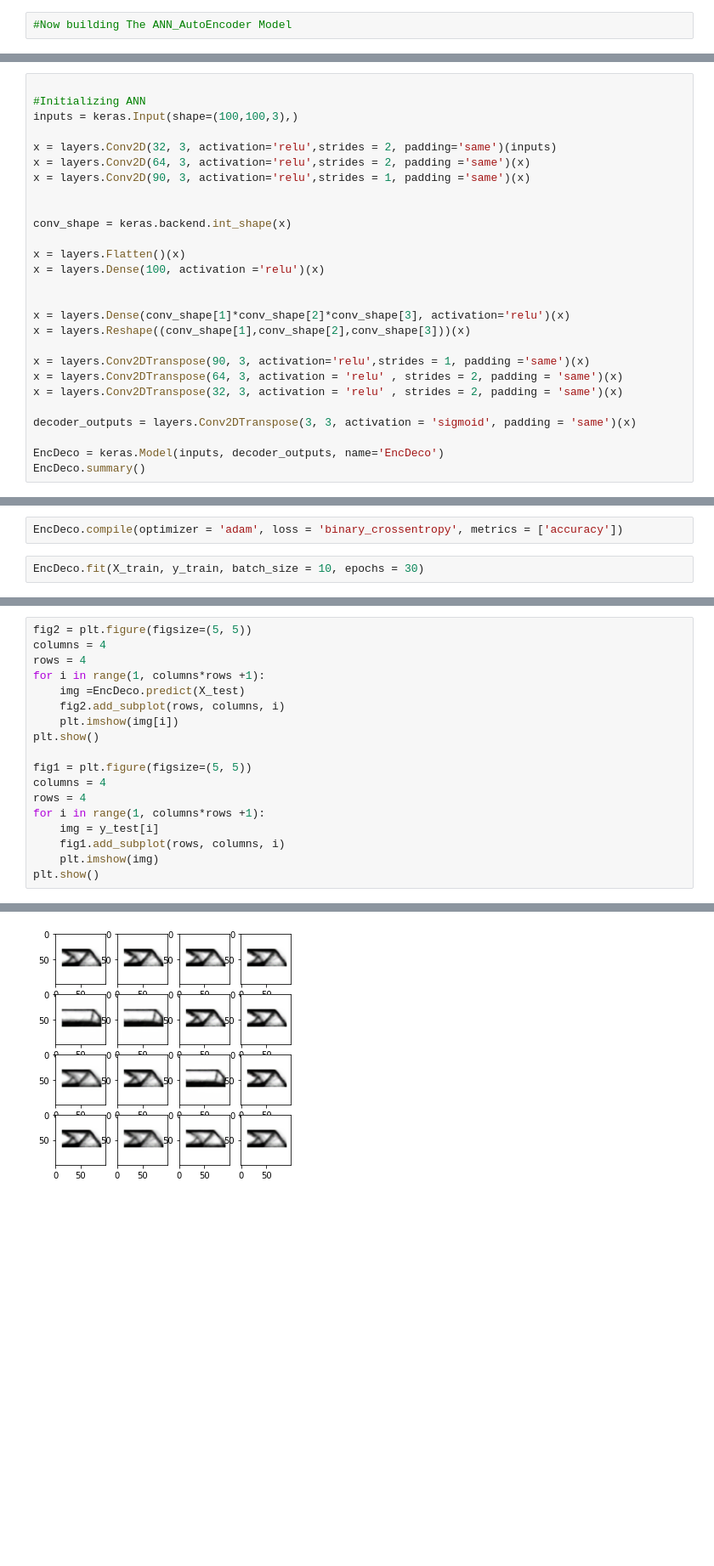
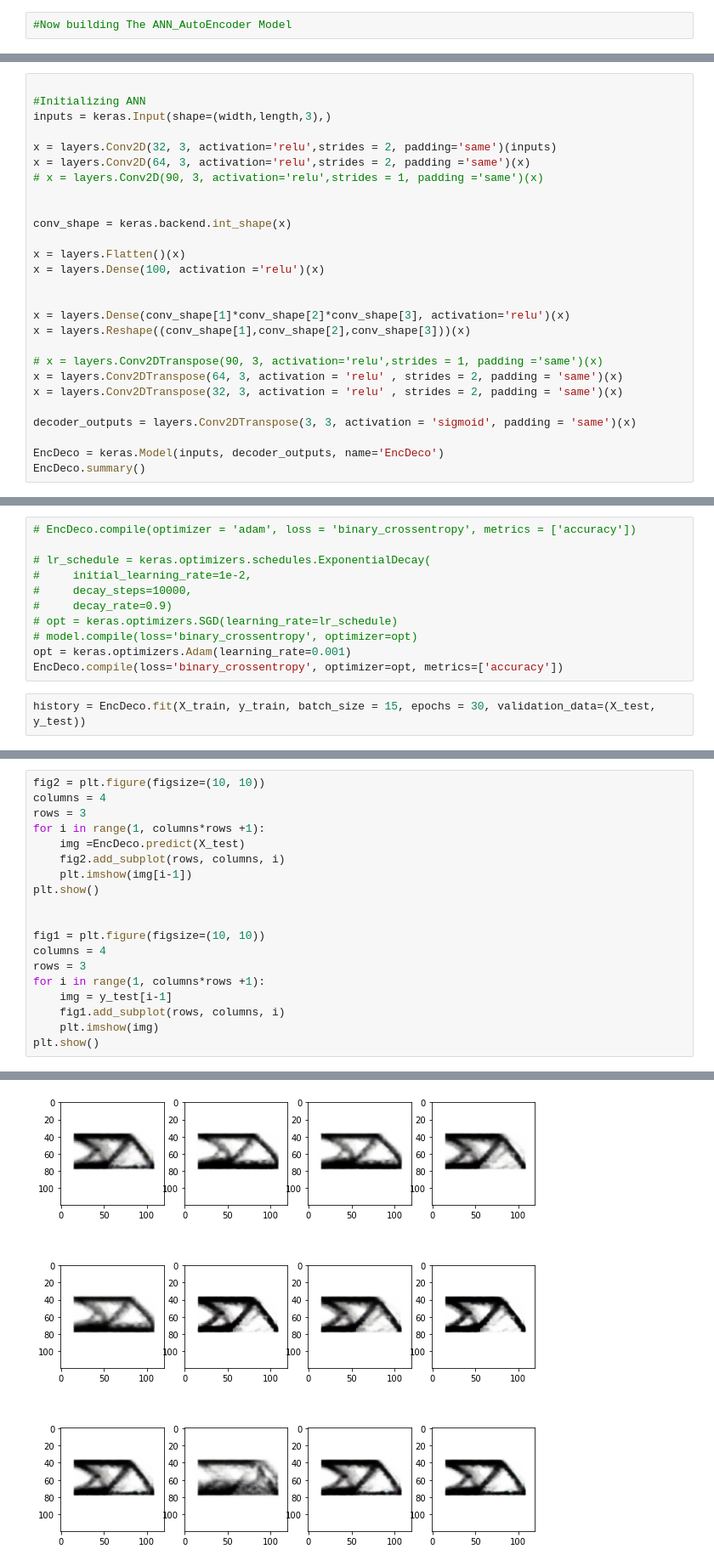
Before and after one commit to kumar-aman891/Mtech-MTP-IITG, a Jupyter notebook: ANN_Encoder_Decoder.ipynb, the cells around one changed output, grey strips where cells are left out. Shown at 85% size. Drawn from its saved outputs; the diff is of its cells as text; blank space fills up the shorter version.

```diff
--- a/ANN_Encoder_Decoder.ipynb
+++ b/ANN_Encoder_Decoder.ipynb
@@ -64,11 +65,11 @@ X_test = X_test.astype('float32')/255
 # %%
 
 #Initializing ANN
-inputs = keras.Input(shape=(100,100,3),)
+inputs = keras.Input(shape=(width,length,3),)
 
 x = layers.Conv2D(32, 3, activation='relu',strides = 2, padding='same')(inputs)
 x = layers.Conv2D(64, 3, activation='relu',strides = 2, padding ='same')(x)
-x = layers.Conv2D(90, 3, activation='relu',strides = 1, padding ='same')(x)
+# x = layers.Conv2D(90, 3, activation='relu',strides = 1, padding ='same')(x)
 
 
 conv_shape = keras.backend.int_shape(x)
@@ -80,7 +81,7 @@ x = layers.Dense(100, activation ='relu')(x)
 x = layers.Dense(conv_shape[1]*conv_shape[2]*conv_shape[3], activation='relu')(x)
 x = layers.Reshape((conv_shape[1],conv_shape[2],conv_shape[3]))(x)
 
-x = layers.Conv2DTranspose(90, 3, activation='relu',strides = 1, padding ='same')(x)
+# x = layers.Conv2DTranspose(90, 3, activation='relu',strides = 1, padding ='same')(x)
 x = layers.Conv2DTranspose(64, 3, activation = 'relu' , strides = 2, padding = 'same')(x)
 x = layers.Conv2DTranspose(32, 3, activation = 'relu' , strides = 2, padding = 'same')(x)
 
@@ -107,8 +108,17 @@ Trainable params: 11,521,897
 Non-trainable params: 0
 _________________________________________________________________
-# %%
-EncDeco.compile(optimizer = 'adam', loss = 'binary_crossentropy', metrics = ['accuracy'])
+# %%
+# EncDeco.compile(optimizer = 'adam', loss = 'binary_crossentropy', metrics = ['accuracy'])
+
+# lr_schedule = keras.optimizers.schedules.ExponentialDecay(
+#     initial_learning_rate=1e-2,
+#     decay_steps=10000,
+#     decay_rate=0.9)
+# opt = keras.optimizers.SGD(learning_rate=lr_schedule)
+# model.compile(loss='binary_crossentropy', optimizer=opt)
+opt = keras.optimizers.Adam(learning_rate=0.001)
+EncDeco.compile(loss='binary_crossentropy', optimizer=opt, metrics=['accuracy'])
 # %%
-EncDeco.fit(X_train, y_train, batch_size = 10, epochs = 30)
+history = EncDeco.fit(X_train, y_train, batch_size = 15, epochs = 30, validation_data=(X_test, y_test))
 # %% [output]
 Epoch 1/30
@@ -132,18 +141,19 @@ Epoch 30/30
 # %%
-fig2 = plt.figure(figsize=(5, 5))
+fig2 = plt.figure(figsize=(10, 10))
 columns = 4
-rows = 4
+rows = 3
 for i in range(1, columns*rows +1):
     img =EncDeco.predict(X_test)
     fig2.add_subplot(rows, columns, i)
-    plt.imshow(img[i])
+    plt.imshow(img[i-1])
 plt.show()
 
-fig1 = plt.figure(figsize=(5, 5))
+
+fig1 = plt.figure(figsize=(10, 10))
 columns = 4
-rows = 4
+rows = 3
 for i in range(1, columns*rows +1):
-    img = y_test[i]
+    img = y_test[i-1]
     fig1.add_subplot(rows, columns, i)
     plt.imshow(img)
 plt.show()
@@ -167 +173 @@ plt.show()
-[figure, old version]
+[figure, new version]
```
Also changed, not shown: parts of 11 cells of this notebook, 2 other files.
